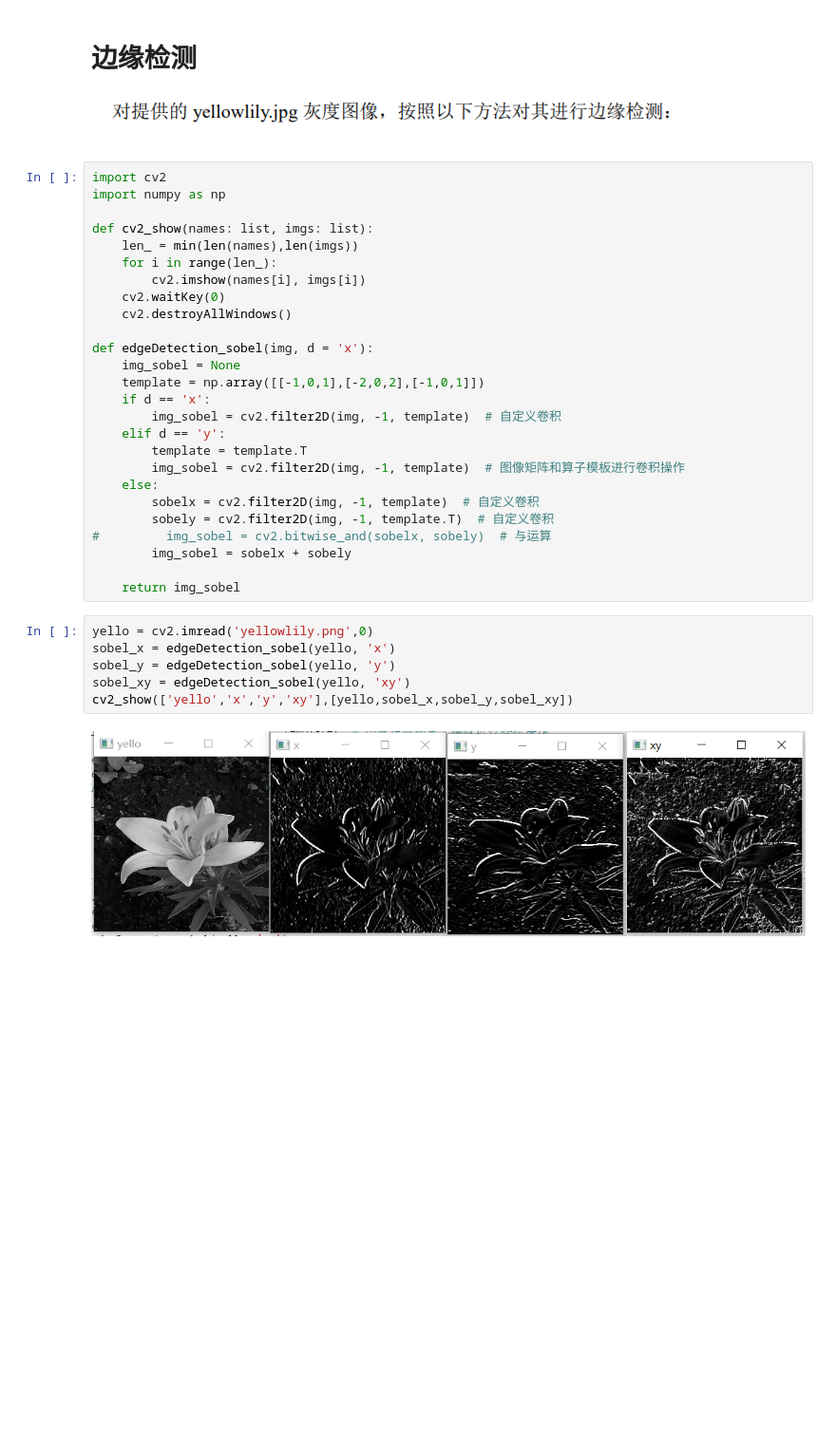
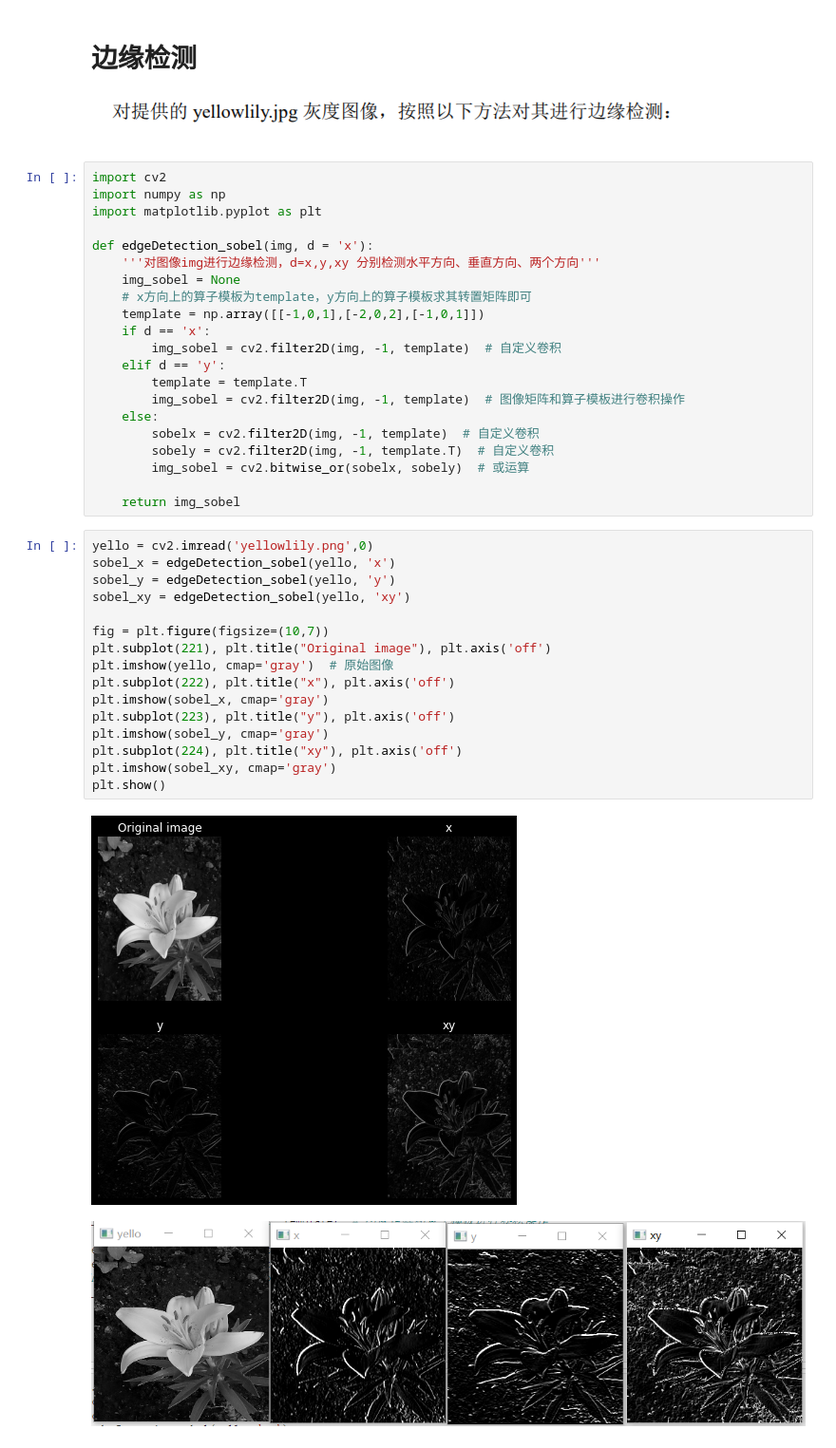
Before and after one commit to Chen-Lun-Hao/JuniorHomeWork, a Jupyter notebook: Computer_vision/实验/实验2.ipynb, the cells around one changed output. Shown at 95% size. Cells and saved outputs as stored; diff of their text form; blank space fills up the shorter version.

```diff
--- a/Computer_vision/实验/实验2.ipynb
+++ b/Computer_vision/实验/实验2.ipynb
@@ -4,16 +4,12 @@
 # %%
 import cv2
 import numpy as np
-
-def cv2_show(names: list, imgs: list):
-    len_ = min(len(names),len(imgs))
-    for i in range(len_):
-        cv2.imshow(names[i], imgs[i])
-    cv2.waitKey(0)
-    cv2.destroyAllWindows()
+import matplotlib.pyplot as plt
 
 def edgeDetection_sobel(img, d = 'x'):
+    '''对图像img进行边缘检测，d=x,y,xy 分别检测水平方向、垂直方向、两个方向'''
     img_sobel = None
+    # x方向上的算子模板为template，y方向上的算子模板求其转置矩阵即可
     template = np.array([[-1,0,1],[-2,0,2],[-1,0,1]])
     if d == 'x':
         img_sobel = cv2.filter2D(img, -1, template)  # 自定义卷积
@@ -23,16 +19,27 @@ def edgeDetection_sobel(img, d = 'x'):
     else:
         sobelx = cv2.filter2D(img, -1, template)  # 自定义卷积
         sobely = cv2.filter2D(img, -1, template.T)  # 自定义卷积
-#         img_sobel = cv2.bitwise_and(sobelx, sobely)  # 与运算
-        img_sobel = sobelx + sobely
+        img_sobel = cv2.bitwise_or(sobelx, sobely)  # 或运算
 
     return img_sobel
 # %%
 yello = cv2.imread('yellowlily.png',0)
 sobel_x = edgeDetection_sobel(yello, 'x')
 sobel_y = edgeDetection_sobel(yello, 'y')
 sobel_xy = edgeDetection_sobel(yello, 'xy')
-cv2_show(['yello','x','y','xy'],[yello,sobel_x,sobel_y,sobel_xy])
+
+fig = plt.figure(figsize=(10,7))
+plt.subplot(221), plt.title("Original image"), plt.axis('off')
+plt.imshow(yello, cmap='gray')  # 原始图像
+plt.subplot(222), plt.title("x"), plt.axis('off')
+plt.imshow(sobel_x, cmap='gray')
+plt.subplot(223), plt.title("y"), plt.axis('off')
+plt.imshow(sobel_y, cmap='gray')
+plt.subplot(224), plt.title("xy"), plt.axis('off')
+plt.imshow(sobel_xy, cmap='gray')
+plt.show()
+# %% [output]
+[figure, added]
 # %% [markdown]
 ![image.png](attachment:image.png)
 # %%
```
Also changed, not shown: parts of 5 cells of this notebook.
